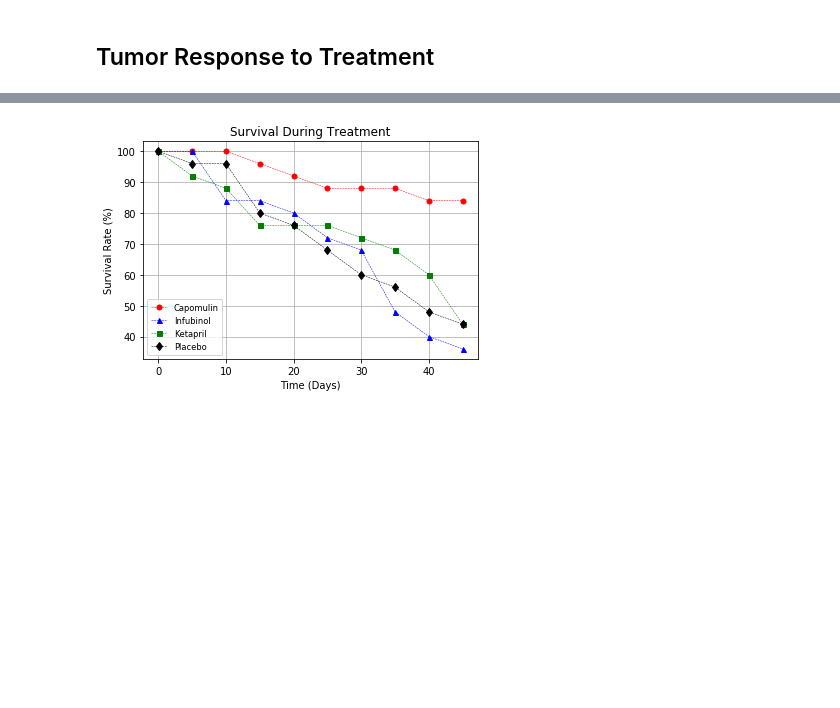
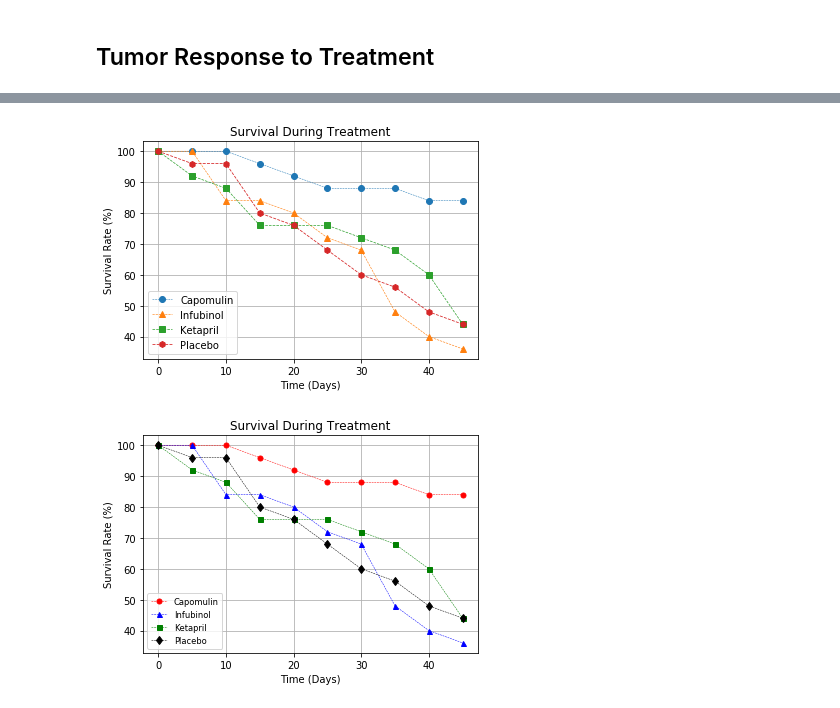
Before and after one commit to MadhukaraBS/BootCamp, a Jupyter notebook: 05-Matplotlib/Instructions/Pymaceuticals/pymaceuticals.ipynb, the cells around one changed output, grey strips where cells are left out. Saved outputs shown, nothing was run; the diff lists cells and outputs as text; code cells hidden in the pictures; blank space fills up the shorter version.

```diff
--- a/05-Matplotlib/Instructions/Pymaceuticals/pymaceuticals.ipynb
+++ b/05-Matplotlib/Instructions/Pymaceuticals/pymaceuticals.ipynb
@@ -150,0 +233,11 @@ mean_metastatic_resp.to_frame()
+# %%
+# Store the Count of Mice Grouped by Drug and Timepoint (W can pass any metric)
+
+# Convert to DataFrame
+
+# Preview DataFrame
+mouse_count = summary_data.groupby(['Drug', 'Timepoint'])['Mouse ID'].count()
+# aaa = summary_data.groupby(['Drug'])
+# aaa.nth([1,-1])
+mouse_count = mouse_count.reset_index().rename(columns={'Mouse ID':'Mouse Count'})
+mouse_count.head()
@@ -165,0 +259,6 @@ mean_metastatic_resp.to_frame()
+# %%
+# Minor Data Munging to Re-Format the Data Frames
+
+# Preview the Data Frame
+mouse_pivot = mouse_count.pivot(index='Timepoint', columns='Drug', values='Mouse Count')
+mouse_pivot.head()
@@ -165,0 +273,3 @@ mean_metastatic_resp.to_frame()
+# %%
+mouse_pivot = ((mouse_pivot * 100)/ (mouse_pivot.iloc[0])).round(2)
+mouse_pivot
@@ -247,3 +298,33 @@ plt.show()
+# %%
+# Generate the Plot (Accounting for percentages)
+
+# Because plt.plot can plot more than one line at once, it returns a list of line2D objects,
+# even if we only plot one line (i.e. in this case, a list of length 1).
+# When we grab its handle for the legend, we want to only use the first item of this
+# list (the actual line2D object).
+
+# There are (at least) two wayswe can resolve this:
+
+# 1) add a comma after the handle name when we call plt.plot, to only store the first item from the list
+# 2) Use only the first item in the list when we call plt.legend (a[0]):
+
+a, = plt.plot(mouse_pivot.index, mouse_pivot['Capomulin'], linestyle='--', label='Capomulin', lw=0.5, marker='o')
+b, = plt.plot(mouse_pivot.index, mouse_pivot['Infubinol'], linestyle='--', label='Infubinol', lw=0.6, marker='^')
+c, = plt.plot(mouse_pivot.index, mouse_pivot['Ketapril'], linestyle='--', label='Ketapril', lw=0.7, marker='s')
+d, = plt.plot(mouse_pivot.index, mouse_pivot['Placebo'], linestyle='--', label='Placebo', lw=0.8, marker='h')
+
+plt.legend(handles=[a, b, c, d], loc='best')
+# Give the chart a title, x label, and y label
+plt.title("Survival During Treatment")
+plt.xlabel("Time (Days)")
+plt.ylabel("Survival Rate (%)")
+plt.grid()
+
+# Save an image of the chart and print it to the screen
+plt.savefig("../Images/SurvivalRate.png")
+plt.show()
+# %% [output]
+[figure, added]
 # %%
 # %% [output]
 [figure]
```
Also changed, not shown: parts of 41 cells of this notebook.
